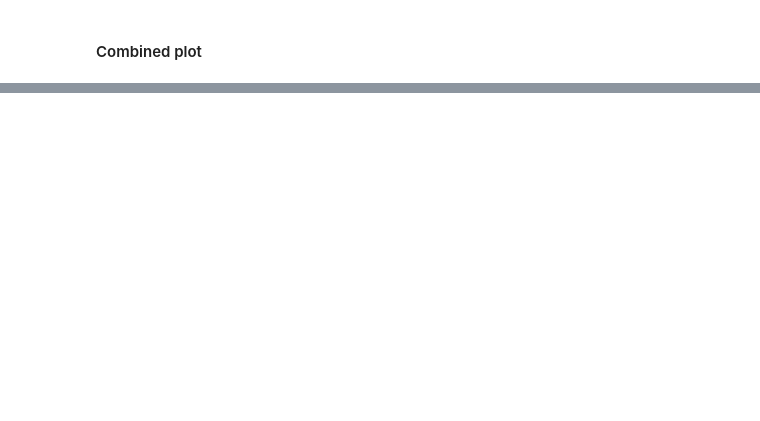
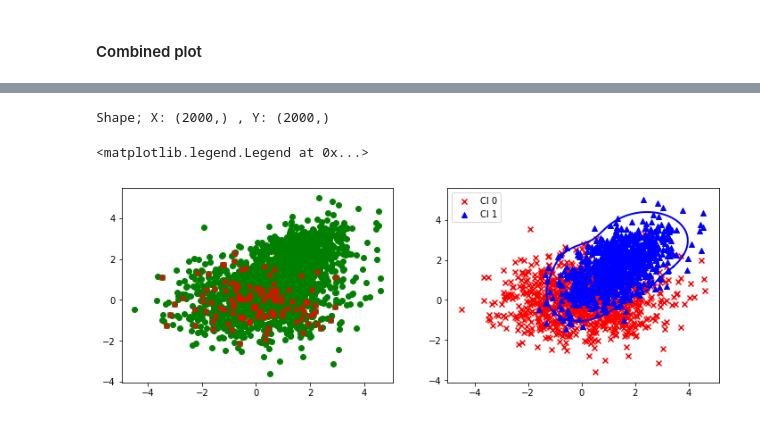
Before and after one commit to karmarv/mlearn, a Jupyter notebook: ml-h/h1-logreg.ipynb, the cells around one changed output, grey strips where cells are left out. Cells and saved outputs as stored; diff of their text form; code cells hidden in the pictures; blank space fills up the shorter version.

```diff
--- a/ml-h/h1-logreg.ipynb
+++ b/ml-h/h1-logreg.ipynb
@@ -177,0 +151,71 @@ plt.show()
+# %%
+from numpy import sin, cos, pi
+from scipy.optimize import leastsq
+# Contour drawing helper function
+def find_boundary(x, y, n, plot_pts=1000):
+
+    def sines(theta):
+        ans = np.array([sin(i*theta)  for i in range(n+1)])
+        return ans
+
+    def cosines(theta):
+        ans = np.array([cos(i*theta)  for i in range(n+1)])
+        return ans
+
+    def residual(params, x, y):
+        x0 = params[0]
+        y0 = params[1]
+        c = params[2:]
+
+        r_pts = ((x-x0)**2 + (y-y0)**2)**0.5
+
+        thetas = np.arctan2((y-y0), (x-x0))
+        m = np.vstack((sines(thetas), cosines(thetas))).T
+        r_bound = m.dot(c)
+
+        delta = r_pts - r_bound
+        delta[delta>0] *= 10
+
+        return delta
+
+    # initial guess for x0 and y0
+    x0 = x.mean()
+    y0 = y.mean()
+
+    params = np.zeros(2 + 2*(n+1))
+    params[0] = x0
+    params[1] = y0
+    params[2:] += 1000
+
+    popt, pcov = leastsq(residual, x0=params, args=(x, y),
+                         ftol=1.e-12, xtol=1.e-12)
+
+    thetas = np.linspace(0, 2*pi, plot_pts)
+    m = np.vstack((sines(thetas), cosines(thetas))).T
+    c = np.array(popt[2:])
+    r_bound = m.dot(c)
+    x_bound = x0 + r_bound*cos(thetas)
+    y_bound = y0 + r_bound*sin(thetas)
+
+    return x_bound, y_bound
+
+# plot -
+# ==============================
+fig,(ax1,ax2) = plt.subplots(1,2,figsize=(12,4))
+print('Shape; X:',x.shape,', Y:',y.shape)
+ax1.scatter(x, y, color = 'g',marker='o', label = 'Cl Unknown')
+ax1.scatter(zx_ll, zy_ll, color = 'r',marker='x', label = 'Lin Cl')
+
+xb0, yb0 = find_boundary(x0, y0, 5)
+#ax2.plot(xb0, yb0, '-r', lw=2.)
+
+xb1, yb1 = find_boundary(x1, y1, 5)
+ax2.plot(xb1, yb1, '-b', lw=2.)
+
+ax2.scatter(x0, y0, color = 'r',marker='x', label = 'Cl 0')
+ax2.scatter(x1, y1, color = 'b',marker='^', label = 'Cl 1')
+ax2.legend()
+# %% [output]
+Shape; X: (2000,) , Y: (2000,)
+<matplotlib.legend.Legend at 0x...>
+[figure, added]
```
Also changed, not shown: parts of 11 cells of this notebook.
